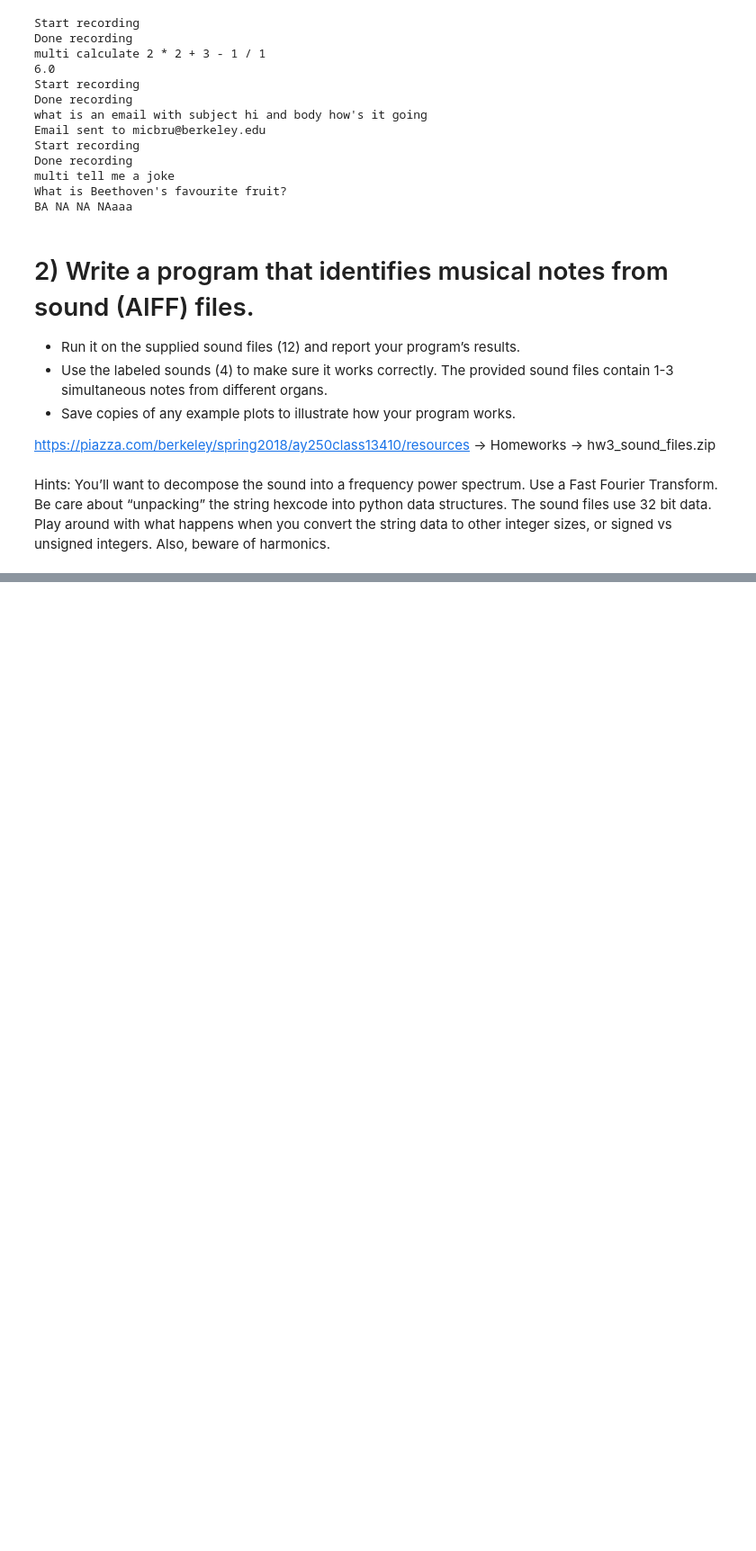
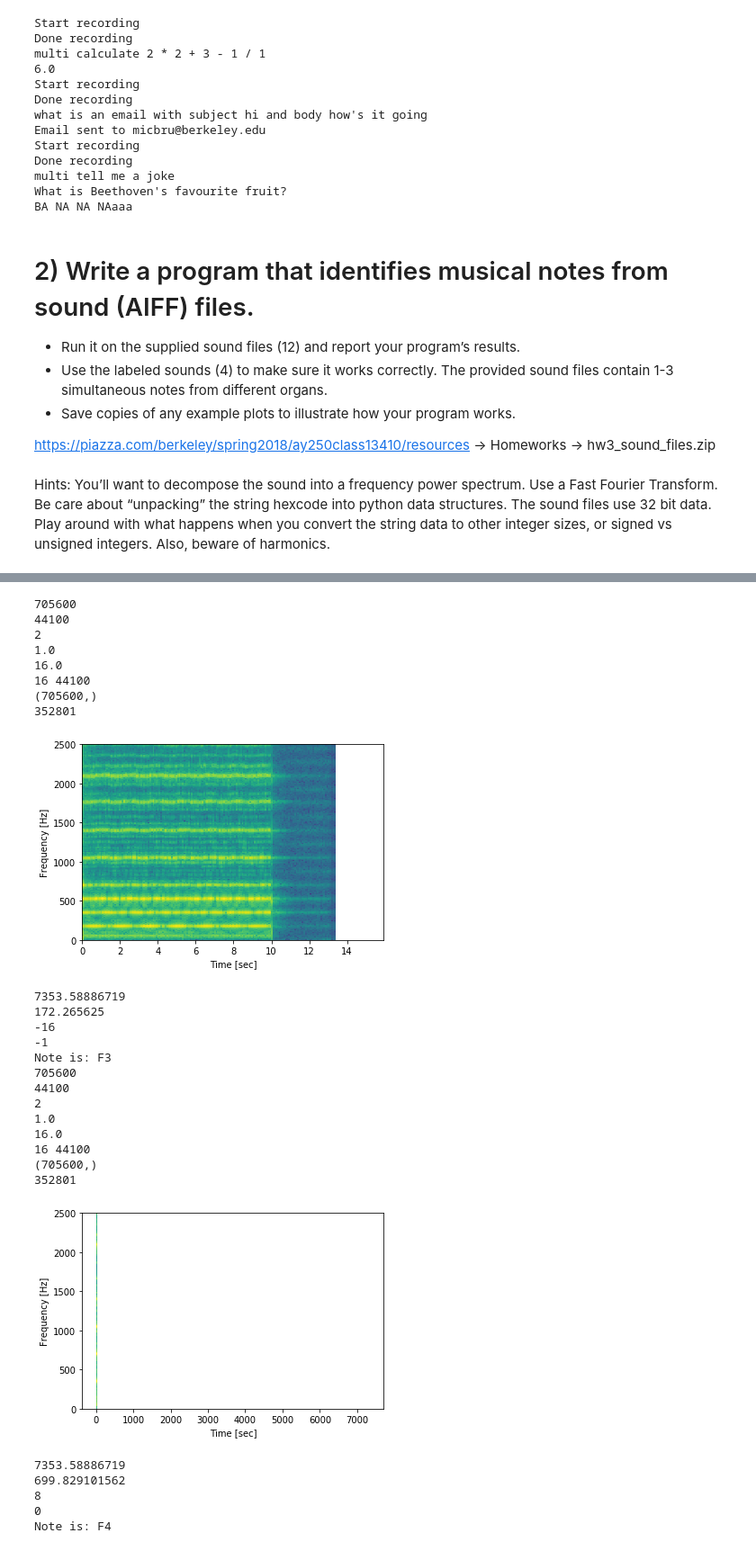
Before and after one commit to micbru/a250-hw, a Jupyter notebook: hw_3/hw3.ipynb, the cells around one changed output, grey strips where cells are left out. Shown at 90% size. Drawn from its saved outputs; the diff is of its cells as text; code cells hidden in the pictures; blank space fills up the shorter version.

```diff
--- a/hw_3/hw3.ipynb
+++ b/hw_3/hw3.ipynb
@@ -300,0 +394,35 @@ Hints: You’ll want to decompose the sound into a frequency power spectrum. Use
+# %%
+# Harmonics
+fname = './sound_files/F3_PopOrgan.aif'
+find_notes(fname)
+fname = './sound_files/F4_CathedralOrgan.aif'
+find_notes(fname)
+# %% [output]
+705600
+44100
+2
+1.0
+16.0
+16 44100
+(705600,)
+352801
+[figure, added]
+7353.58886719
+172.265625
+-16
+-1
+Note is: F3
+705600
+44100
+2
+1.0
+16.0
+16 44100
+(705600,)
+352801
+[figure, added]
+7353.58886719
+699.829101562
+8
+0
+Note is: F4
```
Also changed, not shown: parts of 9 cells of this notebook, 1 other file.
